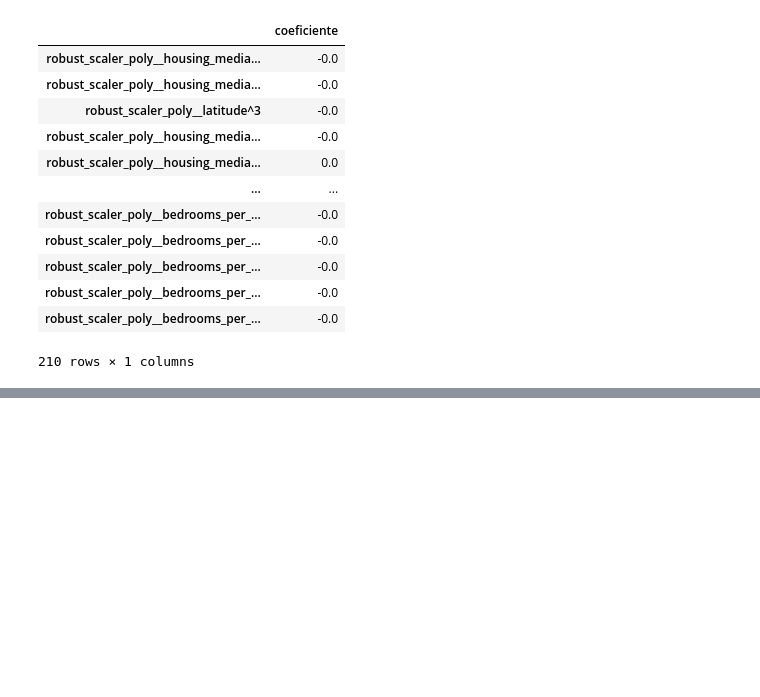
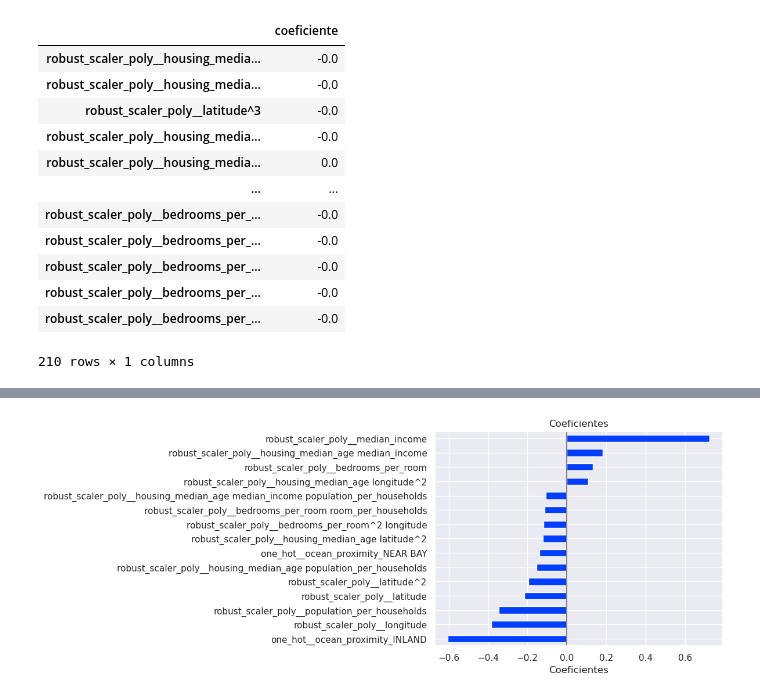
Before and after one commit to HilarioMarques/Regressao_preco_casas_California_Kaggle, a Jupyter notebook: notebooks/Machine_Learning.ipynb, the cells around one changed output, grey strips where cells are left out. Saved outputs shown, nothing was run; the diff lists cells and outputs as text; code cells hidden in the pictures; blank space fills up the shorter version.

```diff
--- a/notebooks/Machine_Learning.ipynb
+++ b/notebooks/Machine_Learning.ipynb
@@ -201,5 +215,7 @@ coefs[coefs["coeficiente"].between(-100_000, 100_000)]
 # %%
-plot_coeficientes(coefs[~coefs["coeficiente"].between(-100_000, 100_000)])
+plot_coeficientes(coefs[~coefs["coeficiente"].between(-0.1, 0.1)])
+# %% [output]
+[figure, added]
 # %%
 regressors = {
     "DummyRegressor": {
```
Also changed, not shown: parts of 1 cell of this notebook.
